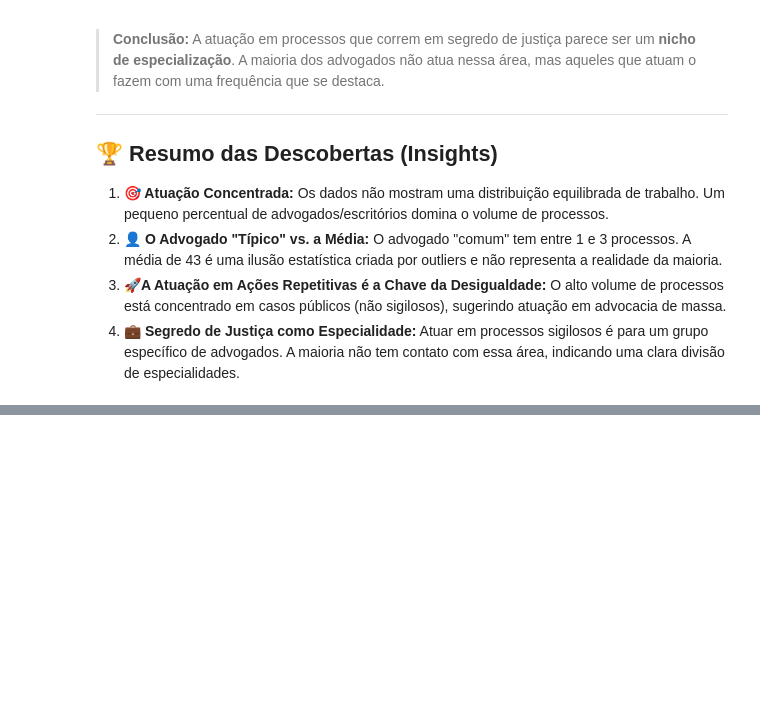
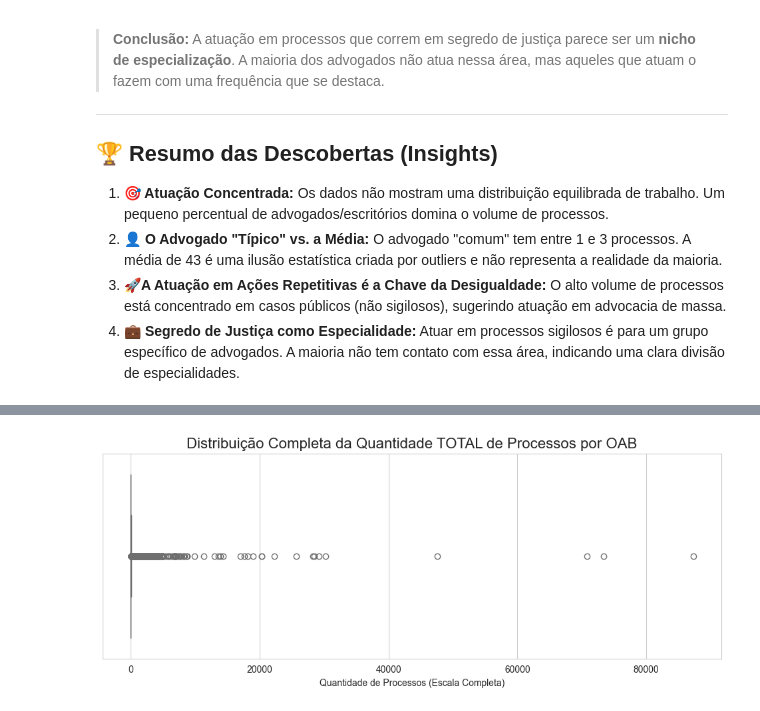
Before and after one commit to dvjuliocesar/TrabalhoFinal_DS_TxCresc, a Jupyter notebook: analise.ipynb, the cells around one changed output, grey strips where cells are left out. Cells and saved outputs as stored; diff of their text form; code cells hidden in the pictures; blank space fills up the shorter version.

```diff
--- a/analise.ipynb
+++ b/analise.ipynb
@@ -435,3 +435,87 @@ Esta é a análise mais reveladora sobre especialização.
 2.  **👤 O Advogado "Típico" vs. a Média:** O advogado "comum" tem entre 1 e 3 processos. A média de 43 é uma ilusão estatística criada por outliers e não representa a realidade da maioria.
 3.  **🚀A Atuação em Ações Repetitivas é a Chave da Desigualdade:** O alto volume de processos está concentrado em casos públicos (não sigilosos), sugerindo atuação em advocacia de massa.
 4.  **💼 Segredo de Justiça como Especialidade:** Atuar em processos sigilosos é para um grupo específico de advogados. A maioria não tem contato com essa área, indicando uma clara divisão de especialidades.
+# %%
+# 6) Visualização Gráfica com Boxplots
+print("\n" + "="*100)
+print("=== VISUALIZAÇÃO DA DISTRIBUIÇÃO COM BOXPLOTS ===")
+print("="*100 + "\n")
+
+# --- 6.1) Boxplot Geral (Total de Processos) ---
+print("--- 6.1) Análise Geral: Total de Processos por OAB ---")
+print("Primeiro, a visualização completa para entendermos a escala dos outliers...")
+
+# Gráfico 1: Visão completa
+plt.figure(figsize=(12, 4))
+# CORREÇÃO: trocado 'palette' por 'color'
+sns.boxplot(x=df_pivot_sorted['total_processos'], color='skyblue')
+plt.title('Distribuição Completa da Quantidade TOTAL de Processos por OAB', fontsize=16)
+plt.xlabel('Quantidade de Processos (Escala Completa)')
+plt.show()
+
+# Gráfico 2: Visão com zoom
+limite_zoom_geral = df_pivot_sorted['total_processos'].quantile(0.95)
+print(f"\nAgora, um zoom na distribuição, focando nos 95% dos advogados com menos processos (até {int(limite_zoom_geral)} processos)...")
+
+plt.figure(figsize=(12, 4))
+# CORREÇÃO: trocado 'palette' por 'color'
+sns.boxplot(x=df_pivot_sorted['total_processos'], color='skyblue')
+plt.title('Distribuição com Zoom da Quantidade TOTAL de Processos por OAB', fontsize=16)
+plt.xlabel('Quantidade de Processos (Foco na Maioria)')
+plt.xlim(-5, limite_zoom_geral)
+plt.show()
+
+
+# --- 6.2) Boxplot de Processos NÃO SIGILOSOS ---
+print("\n" + "="*50)
+print("--- 6.2) Análise de Processos NÃO SIGILOSOS por OAB ---")
+print("Visão completa da distribuição dos processos não sigilosos...")
+
+# Gráfico 3: Visão completa
+plt.figure(figsize=(12, 4))
+# CORREÇÃO: trocado 'palette' por 'color'
+sns.boxplot(x=df_pivot_sorted['nao_sigilosos'], color='lightcoral')
+plt.title('Distribuição Completa de Processos NÃO SIGILOSOS por OAB', fontsize=16)
+plt.xlabel('Quantidade de Processos (Escala Completa)')
+plt.show()
+
+# Gráfico 4: Visão com zoom
+limite_zoom_nao_sigilosos = df_pivot_sorted['nao_sigilosos'].quantile(0.95)
+print(f"\nZoom nos 95% dos advogados com menos processos não sigilosos (até {int(limite_zoom_nao_sigilosos)} processos)...")
+
+plt.figure(figsize=(12, 4))
+# CORREÇÃO: trocado 'palette' por 'color'
+sns.boxplot(x=df_pivot_sorted['nao_sigilosos'], color='lightcoral')
+plt.title('Distribuição com Zoom de Processos NÃO SIGILOSOS por OAB', fontsize=16)
+plt.xlabel('Quantidade de Processos (Foco na Maioria)')
+plt.xlim(-5, limite_zoom_nao_sigilosos)
+plt.show()
+
+
+# --- 6.3) Boxplot de Processos SIGILOSOS ---
+print("\n" + "="*50)
+print("--- 6.3) Análise de Processos SIGILOSOS por OAB ---")
+print("Visão completa da distribuição dos processos sigilosos...")
+
+# Gráfico 5: Visão completa
+plt.figure(figsize=(12, 4))
+# CORREÇÃO: trocado 'palette' por 'color'
+sns.boxplot(x=df_pivot_sorted['sigilosos'], color='mediumseagreen')
+plt.title('Distribuição Completa de Processos SIGILOSOS por OAB', fontsize=16)
+plt.xlabel('Quantidade de Processos (Escala Completa)')
+plt.show()
+
+# Gráfico 6: Visão com zoom
+limite_zoom_sigilosos = df_pivot_sorted['sigilosos'].quantile(0.95)
+if limite_zoom_sigilosos == 0:
+    limite_zoom_sigilosos = 10
+print(f"\nZoom nos 95% dos advogados com menos processos sigilosos (até {int(limite_zoom_sigilosos)} processos)...")
+
+plt.figure(figsize=(12, 4))
+# CORREÇÃO: trocado 'palette' por 'color'
+sns.boxplot(x=df_pivot_sorted['sigilosos'], color='mediumseagreen')
+plt.title('Distribuição com Zoom de Processos SIGILOSOS por OAB', fontsize=16)
+plt.xlabel('Quantidade de Processos (Foco na Maioria)')
+plt.xlim(-1, limite_zoom_sigilosos)
+plt.show()
+# %% [output]
@@ -437,0 +528 @@ Esta é a análise mais reveladora sobre especialização.
+[figure, added]
```
Also changed, not shown: parts of 1 cell of this notebook.
